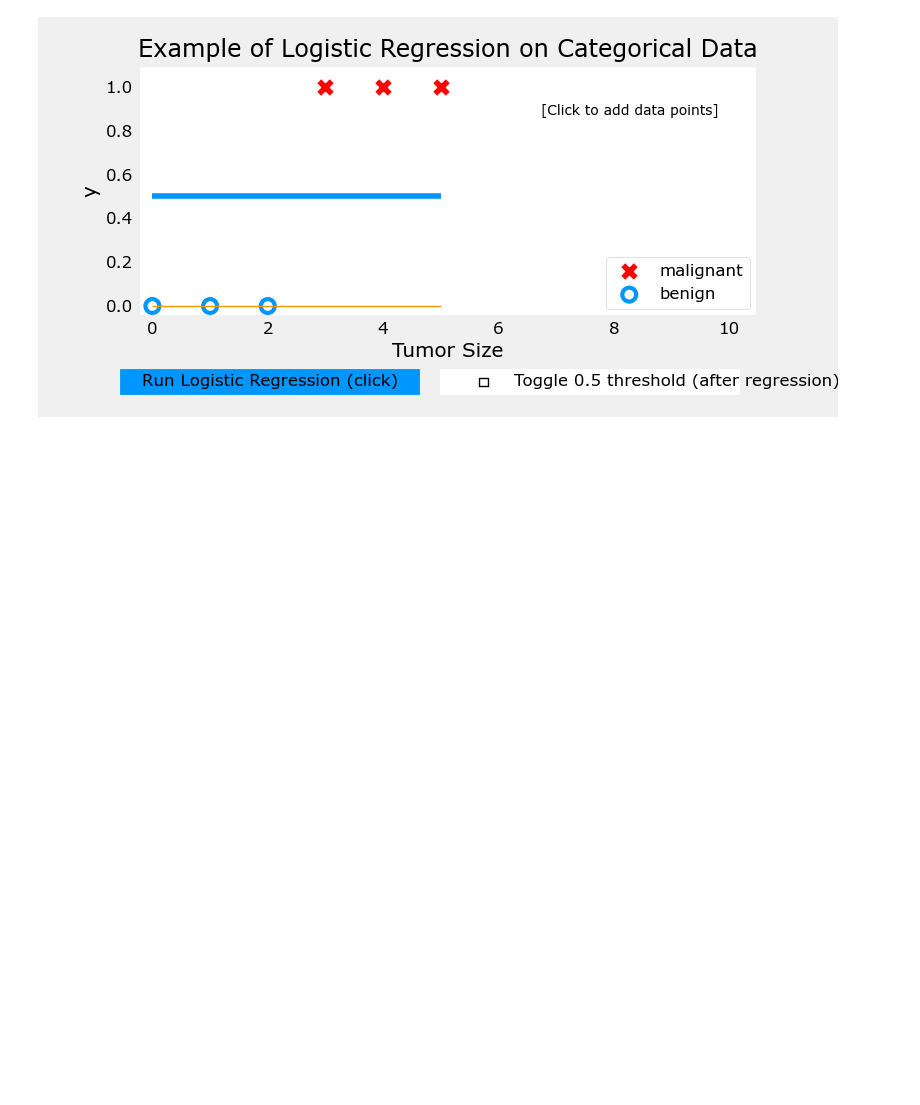
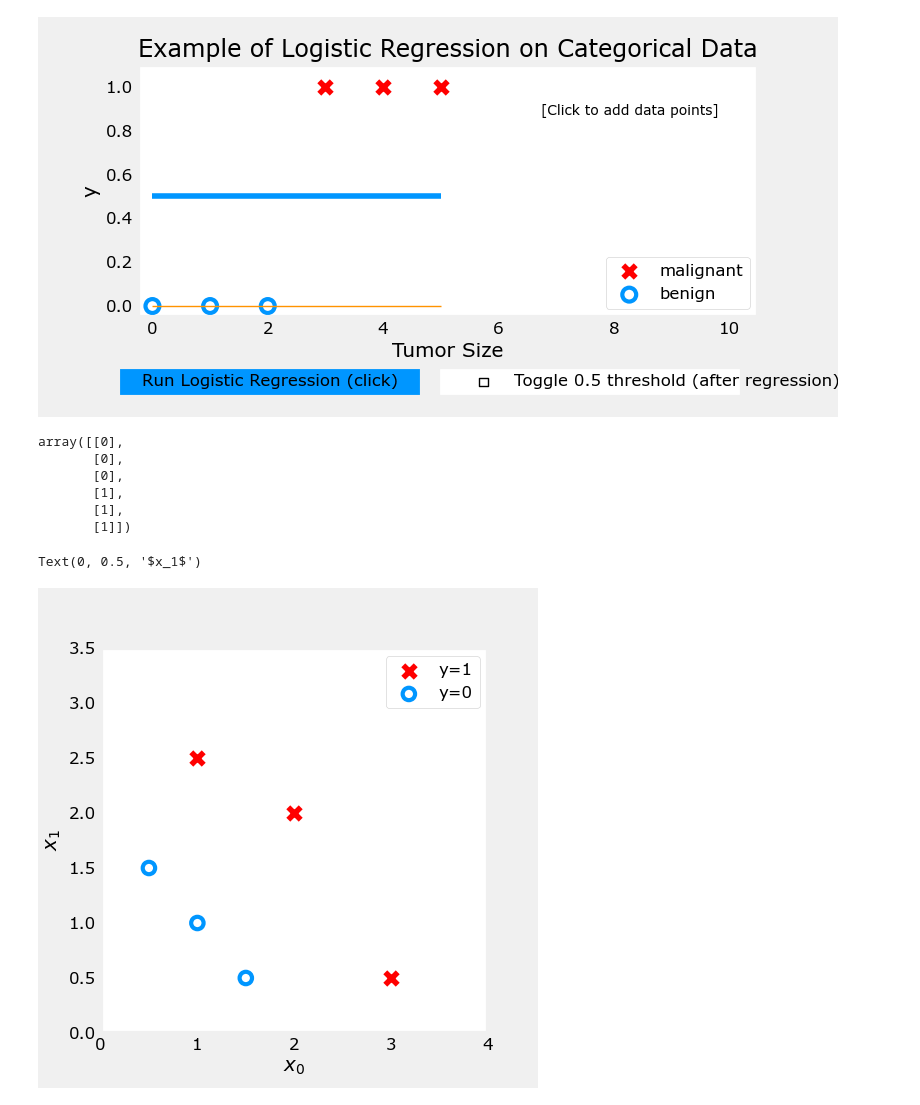
Before and after one commit to Sreesanth-e/ML, a Jupyter notebook: C1/Week_3_lab_02.ipynb, the cells around one changed output. Saved outputs shown, nothing was run; the diff lists cells and outputs as text; code cells hidden in the pictures; blank space fills up the shorter version.

```diff
--- a/C1/Week_3_lab_02.ipynb
+++ b/C1/Week_3_lab_02.ipynb
@@ -76,3 +76,24 @@ plt.close('all')
 addpt = plt_one_addpt_onclick(x_train,y_train,w_in,b_in , logistic=True)
 # %% [output]
 [figure]
+# %%
+X = np.array([[0.5, 1.5], [1,1], [1.5, 0.5], [3, 0.5], [2, 2], [1, 2.5]])
+y = np.array([0, 0, 0, 1, 1, 1]).reshape(-1,1)
+# %%
+y
+# %% [output]
+array([[0],
+       [0],
+       [0],
+       [1],
+       [1],
+       [1]])
+# %%
+fig ,ax = plt.subplots(1,1 , figsize = (5,5))
+plot_data(X,y,ax)
+ax.axis([0,4,0,3.5])
+ax.set_xlabel("$x_0$")
+ax.set_ylabel("$x_1$")
+# %% [output]
+Text(0, 0.5, '$x_1$')
+[figure, added]
```
Also changed, not shown: parts of 3 cells of this notebook.
